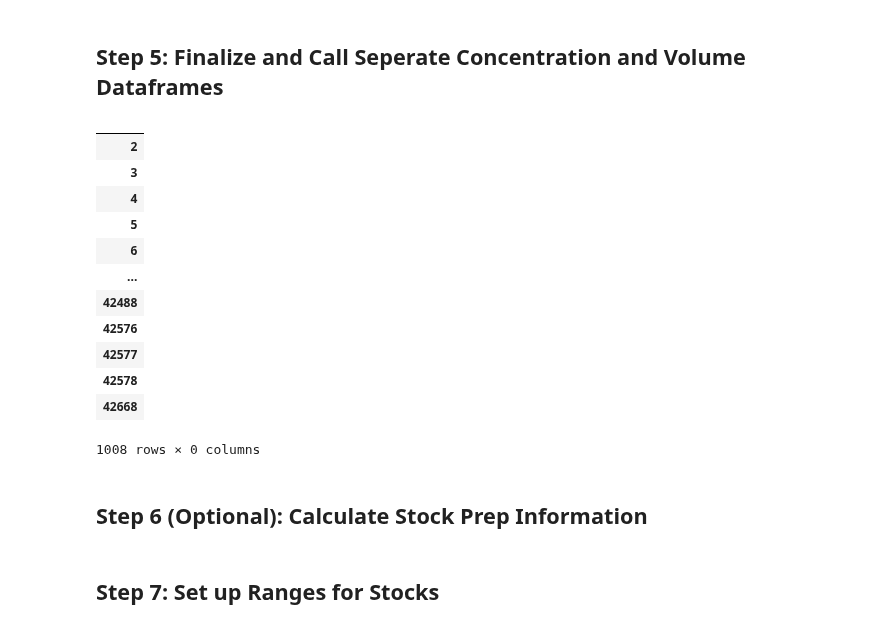
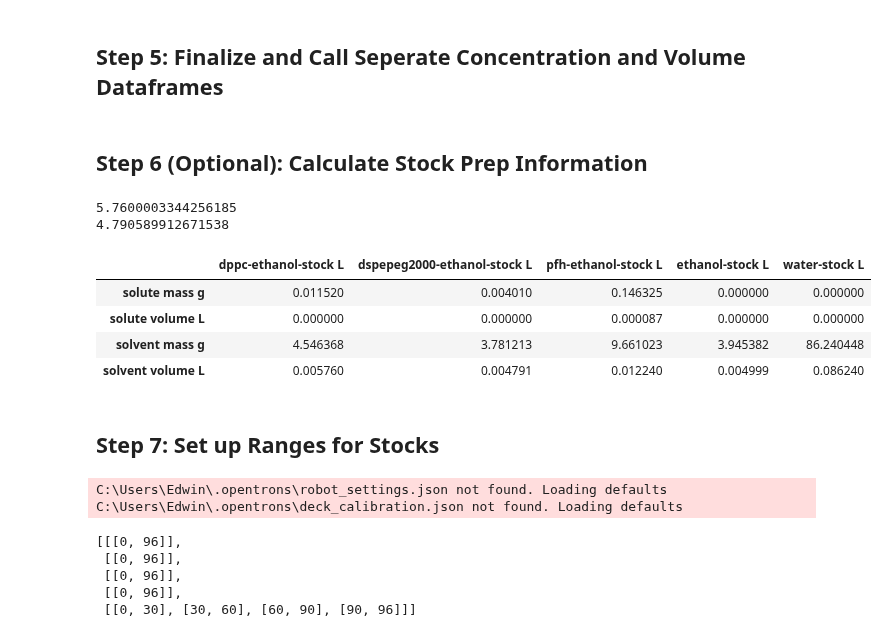
Before and after one commit to pozzo-research-group/OT2-DOE, a Jupyter notebook: Plan and Prepare/Dev_Working_Notebook.ipynb, the cells around one changed output. Cells and saved outputs as stored; diff of their text form; code cells hidden in the pictures.

```diff
--- a/Plan and Prepare/Dev_Working_Notebook.ipynb
+++ b/Plan and Prepare/Dev_Working_Notebook.ipynb
@@ -98,34 +107,36 @@ final_complete_df = complete_df_f2#CreateSamples.general_max_restriction(complet
 # %%
 final_wtf_df = CreateSamples.isolate_common_column(final_complete_df, 'wtf')
 final_volume_df = CreateSamples.isolate_common_column(final_complete_df, 'stock')
-final_wtf_df
-# %% [output]
-|  |
-| 2 |
-| 3 |
-| 4 |
-| 5 |
-| 6 |
-| ... |
-| 42488 |
-| 42576 |
-| 42577 |
-| 42578 |
-| 42668 |
-1008 rows × 0 columns
 # %% [markdown]
 ## Step 6 (Optional): Calculate Stock Prep Information
 # %%
-chem_database_path = r"C:\Users\Edwin\Desktop\OT2Protocols\ot2protocol\Ouzo_OT2_Sampling\Chemical Database.xlsx"
-stock_prep_df = CreateSamples.calculate_stock_prep_df(experiment_csv_dict, final_volume_df, chem_database_path)
+chem_database_path = r"Chemical Database.xlsx"
+stock_prep_df = CreateSamples.calculate_stock_prep_df(experiment_csv_dict, final_volume_df, chem_database_path, buffer_pct=50)
 # pd.set_option('display.float_format', lambda x: '%.2e' % x)
 stock_prep_df
+# so acutally have it print with concentration, just in case you go iver
+# %% [output]
+5.7600003344256185
+4.790589912671538
+|  | dppc-ethanol-stock L | dspepeg2000-ethanol-stock L | pfh-ethanol-stock L | ethanol-stock L | water-stock L |
+| solute mass g | 0.011520 | 0.004010 | 0.146325 | 0.000000 | 0.000000 |
+| solute volume L | 0.000000 | 0.000000 | 0.000087 | 0.000000 | 0.000000 |
+| solvent mass g | 4.546368 | 3.781213 | 9.661023 | 3.945382 | 86.240448 |
+| solvent volume L | 0.005760 | 0.004791 | 0.012240 | 0.004999 | 0.086240 |
 # %% [markdown]
 ## Step 7: Set up Ranges for Stocks
 # %%
 protocol = simulate.get_protocol_api('2.0', extra_labware=custom_labware_dict)
-max_vol = 20000
+max_vol = 18000
 stock_ranges = ALH.stock_well_ranges(final_volume_df, max_vol) # set up volumes orders
 stock_ranges
+# %% [output]
+C:\Users\Edwin\.opentrons\robot_settings.json not found. Loading defaults
+C:\Users\Edwin\.opentrons\deck_calibration.json not found. Loading defaults
+[[[0, 96]],
+ [[0, 96]],
+ [[0, 96]],
+ [[0, 96]],
+ [[0, 30], [30, 60], [60, 90], [90, 96]]]
 # %%
 # Step 8: Simulate/Execute
```
Also changed, not shown: parts of 8 cells of this notebook, 6 other files.
